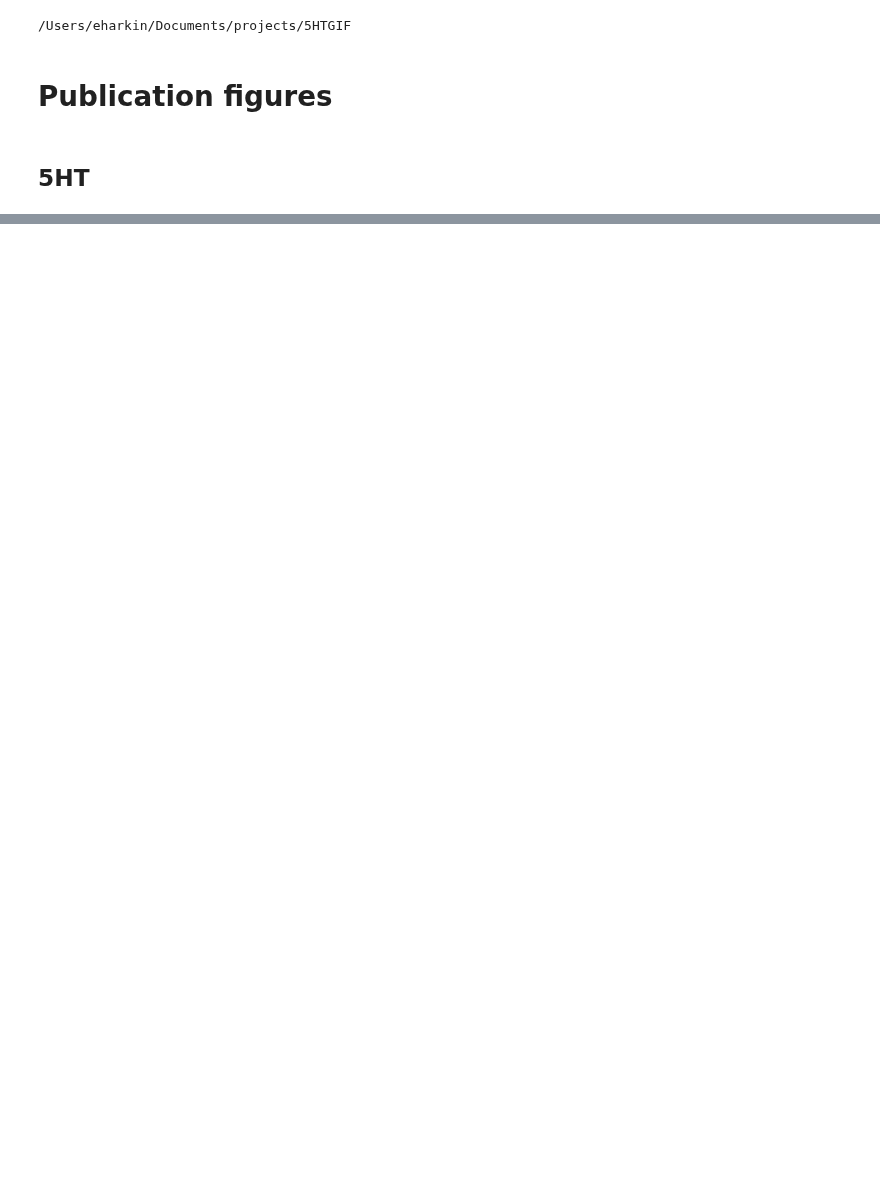
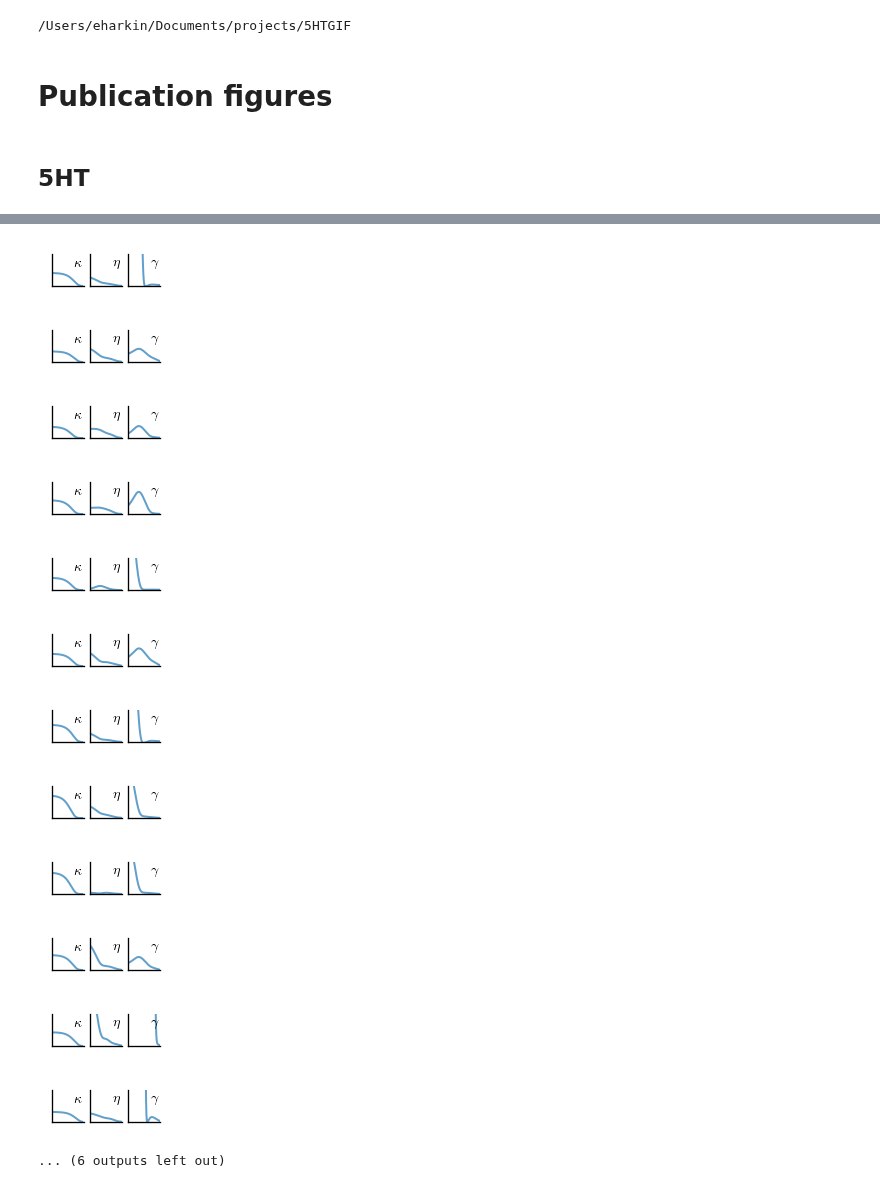
Before and after one commit to nauralcodinglab/raphegif, a Jupyter notebook: figs/scripts/writeup/single_neuron_model_filters.ipynb, the cells around one changed output, grey strips where cells are left out. Saved outputs shown, nothing was run; the diff lists cells and outputs as text; code cells hidden in the pictures; blank space fills up the shorter version.

Commit message:
Add mini cartoonized GIF filters for publication figures

```diff
--- a/figs/scripts/writeup/single_neuron_model_filters.ipynb
+++ b/figs/scripts/writeup/single_neuron_model_filters.ipynb
@@ -295,18 +39,0 @@ if IMG_PATH is not None:
-# %%
-plt.figure(figsize=(1.5, 1))
-
-plt.subplot(111)
-for mod_name, color_name in zip(['5HT', 'GABA', 'mPFC'], ['ser', 'som', 'pyr']):
-    t, filt = median_models[mod_name].eta.getInterpolatedFilter(0.5)
-    plt.semilogx(t, filt, lw=2, color=colors[color_name], label=mod_name)
-
-plt.xlim(xlims)
-plt.xlabel('Time (ms)')
-plt.ylabel('$\eta$ (nA)')
-
-plt.tight_layout()
-pltools.hide_border('tr')
-
-if IMG_PATH is not None:
-    plt.savefig(os.path.join(IMG_PATH, 'eta_filter_celltype_comparison.png'))
-    plt.savefig(os.path.join(IMG_PATH, 'eta_filter_celltype_comparison.svg'))
@@ -342,0 +40,54 @@ if IMG_PATH is not None:
+# %%
+for mod in models['5HT']['GIFs']:
+
+    plt.figure(figsize=(1, 0.3))
+
+    plt.subplot(131)
+    plt.text(0.95, 0.95, r'$\kappa$', transform=plt.gca().transAxes, ha='right', va='top')
+    t, filt = mod.getInterpolatedMembraneFilter(500, 0.5)
+    plt.semilogx(t, filt, '-', color=colors['ser'], alpha=0.7, lw=1.2)
+    plt.xlim(xlims)
+    plt.ylim(0, 25)
+    plt.xticks([])
+    plt.yticks([])
+    pltools.hide_border('tr')
+
+    plt.subplot(132)
+    plt.text(0.95, 0.95, r'$\eta$', transform=plt.gca().transAxes, ha='right', va='top')
+    t, filt = mod.eta.getInterpolatedFilter(0.5)
+    plt.semilogx(t, filt, '-', color=colors['ser'], alpha=0.7, lw=1.2)
+    plt.xlim(xlims)
+    plt.ylim(0, 0.3)
+    plt.xticks([])
+    plt.yticks([])
+    pltools.hide_border('tr')
+
+    plt.subplot(133)
+    plt.text(0.95, 0.95, r'$\gamma$', transform=plt.gca().transAxes, ha='right', va='top')
+    t, filt = mod.gamma.getInterpolatedFilter(0.5)
+    plt.semilogx(t, filt, '-', color=colors['ser'], alpha=0.7, lw=1.2)
+    plt.xlim(xlims)
+    plt.ylim(0, 200)
+    plt.xticks([])
+    plt.yticks([])
+    pltools.hide_border('tr')
+
+    plt.subplots_adjust(left=0.05, bottom=0.05, top=0.95, right=0.95)
+
+    if IMG_PATH is not None:
+        plt.savefig(os.path.join(IMG_PATH, 'ser_cartoon_{}_filters.png'.format(mod.name)))
+        plt.savefig(os.path.join(IMG_PATH, 'ser_cartoon_{}_filters.svg'.format(mod.name)))
+# %% [output]
+[figure, added]
+[figure, added]
+[figure, added]
+[figure, added]
+[figure, added]
+[figure, added]
+[figure, added]
+[figure, added]
+[figure, added]
+[figure, added]
+[figure, added]
+[figure, added]
+... (6 outputs left out)
```
Also changed, not shown: parts of 30 cells of this notebook.
